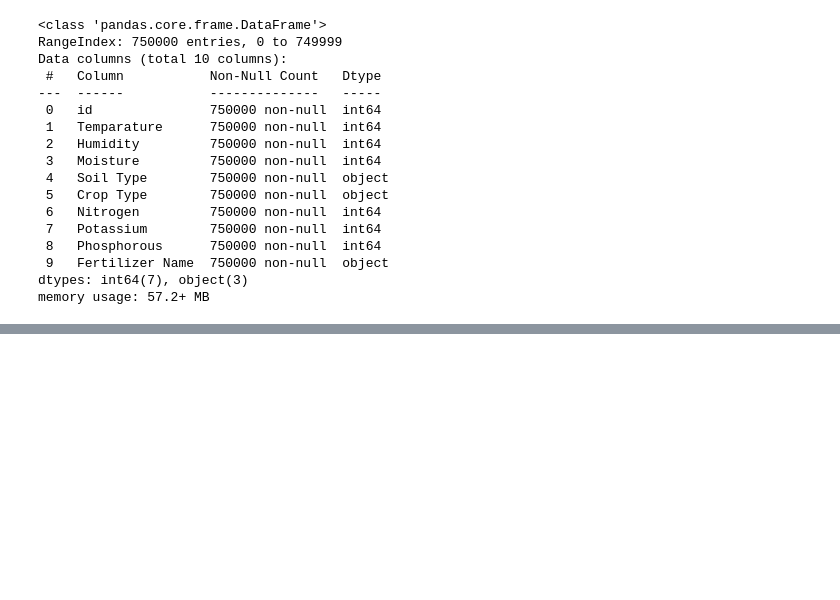
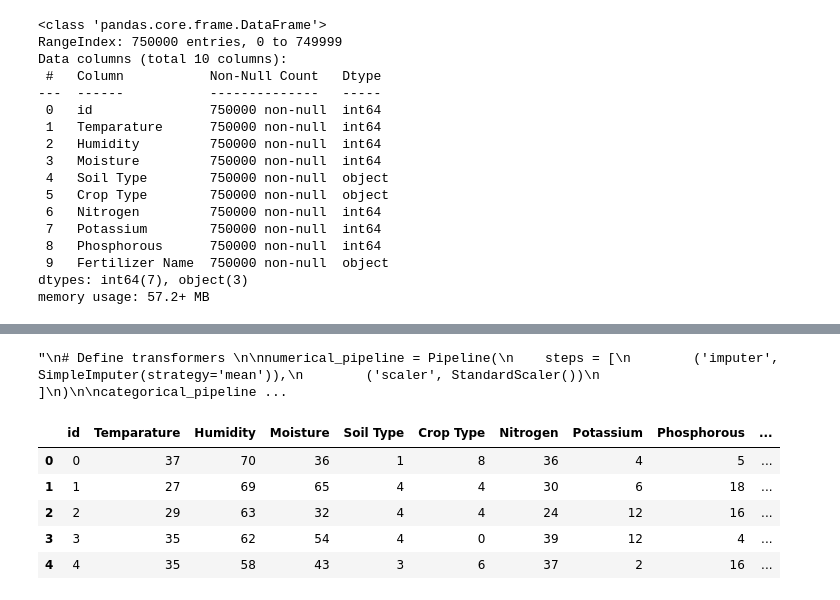
Before and after one commit to rajivgaba/predict-optimal-fertilizers, a Jupyter notebook: predict_optimal_fertilizers.ipynb, the cells around one changed output, grey strips where cells are left out. Drawn from its saved outputs; the diff is of its cells as text; code cells hidden in the pictures; blank space fills up the shorter version.

```diff
--- a/predict_optimal_fertilizers.ipynb
+++ b/predict_optimal_fertilizers.ipynb
@@ -23,6 +50,8 @@ for dirname, _, filenames in os.walk('/kaggle/input'):
+# %%
+base_path = playground_series_s5e6_path
 # %%
-train_file = "/kaggle/input/playground-series-s5e6/train.csv"
-test_file = "/kaggle/input/playground-series-s5e6/test.csv"
+train_file = base_path + "/" + "train.csv"
+test_file = base_path + "/test.csv"
 # %%
 train_data = pd.read_csv(train_file)
 train_data.head()
@@ -55,0 +95,6 @@ memory usage: 57.2+ MB
+# %%
+target = ['id']
+num_cols = train_data.select_dtypes(['int64','float64']).columns.to_list()
+cat_cols = train_data.select_dtypes(['object']).columns.to_list()
+num_cols.remove('id')
+num_cols, cat_cols, target
@@ -55,0 +110,45 @@ memory usage: 57.2+ MB
+# %%
+'''
+# Define transformers
+
+numerical_pipeline = Pipeline(
+    steps = [
+        ('imputer', SimpleImputer(strategy='mean')),
+        ('scaler', StandardScaler())
+    ]
+)
+
+categorical_pipeline = Pipeline(steps=[
+    ('imputer', SimpleImputer(strategy='most_frequent')),
+    ('encoder', OneHotEncoder() )
+])
+
+# Create a preprocessor
+
+preprocessor = ColumnTransformer(
+    transformers = [
+        ('num', numerical_pipeline, num_cols),
+        ('cat', categorical_pipeline, cat_cols)
+    ]
+)
+
+# Execute the preprocessor
+transformed_data = preprocessor.fit_transform(train_data)
+
+'''
+# %% [output]
+"\n# Define transformers \n\nnumerical_pipeline = Pipeline(\n    steps = [\n        ('imputer', SimpleImputer(strategy='mean')),\n        ('scaler', StandardScaler())\n    ]\n)\n\ncategorical_pipeline ...
+# %%
+le = LabelEncoder()
+
+for col in cat_cols:
+    train_data[col] = le.fit_transform(train_data[col])
+# %%
+train_data.head()
+# %% [output]
+|  | id | Temparature | Humidity | Moisture | Soil Type | Crop Type | Nitrogen | Potassium | Phosphorous | ... |
+| 0 | 0 | 37 | 70 | 36 | 1 | 8 | 36 | 4 | 5 | ... |
+| 1 | 1 | 27 | 69 | 65 | 4 | 4 | 30 | 6 | 18 | ... |
+| 2 | 2 | 29 | 63 | 32 | 4 | 4 | 24 | 12 | 16 | ... |
+| 3 | 3 | 35 | 62 | 54 | 4 | 0 | 39 | 12 | 4 | ... |
+| 4 | 4 | 35 | 58 | 43 | 3 | 6 | 37 | 2 | 16 | ... |
```
Also changed, not shown: parts of 15 cells of this notebook.
